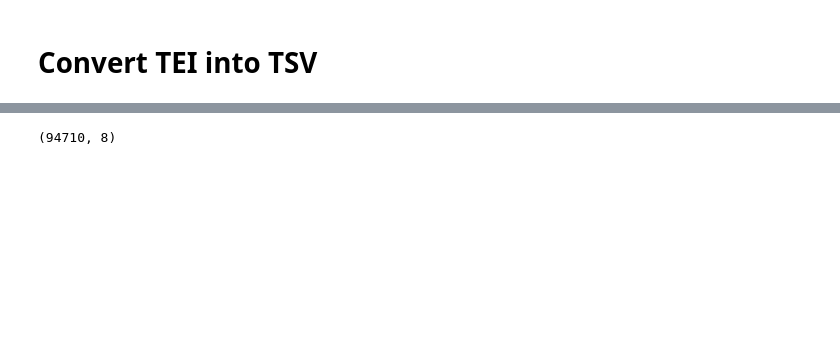
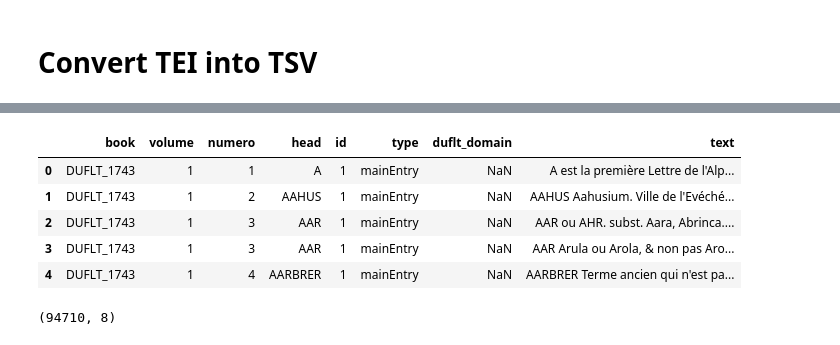
Before and after one commit to ludovicmoncla/trevoux, a Jupyter notebook: 1743_Le_Robert/3.TEI_to_TSV.ipynb, the cells around one changed output, grey strips where cells are left out. Saved outputs shown, nothing was run; the diff lists cells and outputs as text; code cells hidden in the pictures; blank space fills up the shorter version.

```diff
--- a/1743_Le_Robert/3.TEI_to_TSV.ipynb
+++ b/1743_Le_Robert/3.TEI_to_TSV.ipynb
@@ -157,6 +170,22 @@ df.head(60)
 | 57 | 1 | 250000390 | ABASSI | 1 | mainEntry | None | None | ABASSI ou ABASSIS. subst. m. C'es... |
 | 58 | 1 | 250000400 | ABASSIE, ABASSINIE, ABASSINS | 1 | mainEntry | None | None | ABASSIE, ABASSINIE, ABASSINS V. A... |
 | 59 | 1 | 250000410 | ABASSIE | 1 | mainEntry | None | None | ABASSIE Abassa. Pays de la Géorgi... |
+# %%
+df['book'] = 'DUFLT_1743'
+
+df.rename(columns={"entry":"numero", "entry_lemma": "head", "content": "text", "subordinate_domain":"duflt_domain"}, inplace=True)
+df['numero'] = df.groupby('volume')['head'].transform(lambda x: pd.factorize(x)[0] + 1)
+
+df = df[['book', 'volume', 'numero', 'head', 'id', 'type', 'duflt_domain', 'text']]
+# %%
+df.head()
+# %% [output]
+|  | book | volume | numero | head | id | type | duflt_domain | text |
+| 0 | DUFLT_1743 | 1 | 1 | A | 1 | mainEntry | NaN | A est la première Lettre de l'Alp... |
+| 1 | DUFLT_1743 | 1 | 2 | AAHUS | 1 | mainEntry | NaN | AAHUS Aahusium. Ville de l'Evéché... |
+| 2 | DUFLT_1743 | 1 | 3 | AAR | 1 | mainEntry | NaN | AAR ou AHR. subst. Aara, Abrinca.... |
+| 3 | DUFLT_1743 | 1 | 3 | AAR | 1 | mainEntry | NaN | AAR Arula ou Arola, & non pas Aro... |
+| 4 | DUFLT_1743 | 1 | 4 | AARBRER | 1 | mainEntry | NaN | AARBRER Terme ancien qui n'est pa... |
 # %%
 df.to_csv(os.path.join('..', 'data', '1743_LeRobert', 'Trevoux1743.tsv'), sep='\t', index=False, encoding='utf-8')
 # %%
```
Also changed, not shown: parts of 2 cells of this notebook.
